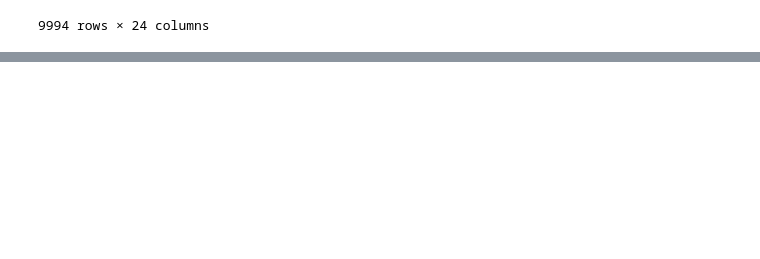
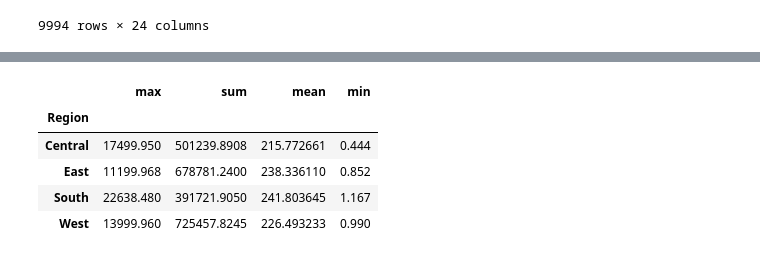
Before and after one commit to sgajbhiye96/library, a Jupyter notebook: PANDAS_NEW.ipynb, the cells around one changed output, grey strips where cells are left out. Drawn from its saved outputs; the diff is of its cells as text; code cells hidden in the pictures; blank space fills up the shorter version.

```diff
--- a/PANDAS_NEW.ipynb
+++ b/PANDAS_NEW.ipynb
@@ -466,0 +548,9 @@ df.sort_values("Region",ascending=False)
+# %%
+df.groupby(df["Region"])["Sales"].agg({"min",'max',"sum","mean"})
+# %% [output]
+|  | max | sum | mean | min |
+| Region |  |  |  |  |
+| Central | 17499.950 | 501239.8908 | 215.772661 | 0.444 |
+| East | 11199.968 | 678781.2400 | 238.336110 | 0.852 |
+| South | 22638.480 | 391721.9050 | 241.803645 | 1.167 |
+| West | 13999.960 | 725457.8245 | 226.493233 | 0.990 |
```
Also changed, not shown: parts of 16 cells of this notebook.
